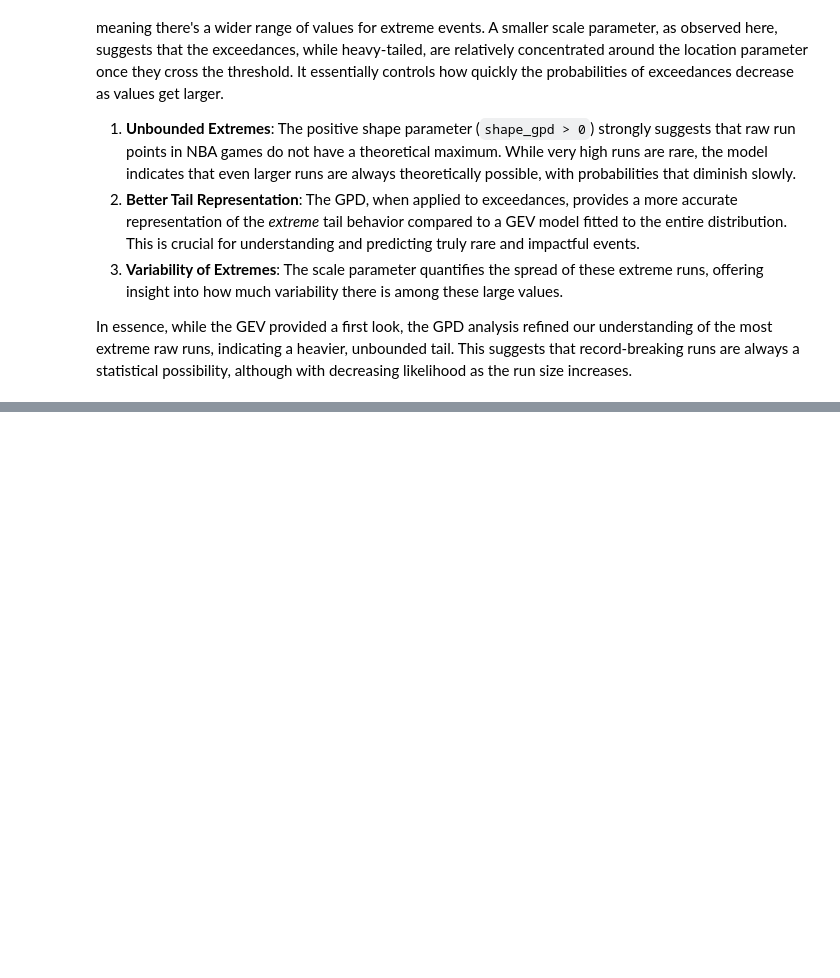
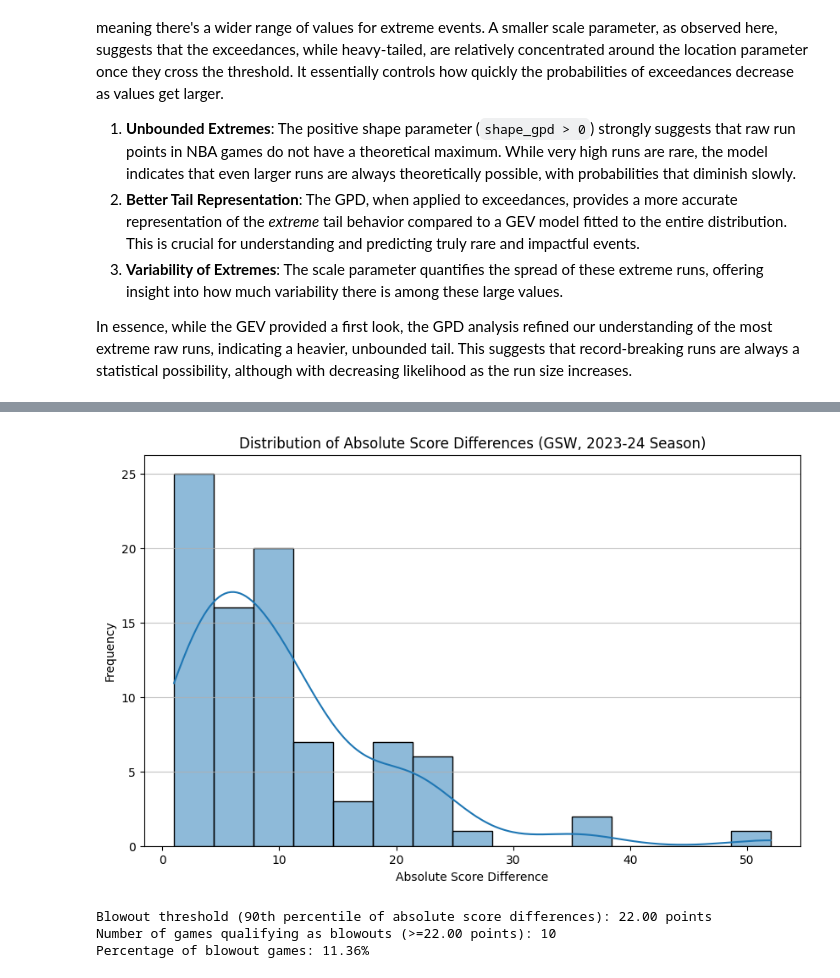
Before and after one commit to Lduvignacq/Analyse-statistique-du-momentum-dans-le-sport---Application-la-NBA, a Jupyter notebook: analyse_EVT.ipynb, the cells around one changed output, grey strips where cells are left out. Saved outputs shown, nothing was run; the diff lists cells and outputs as text; code cells hidden in the pictures; blank space fills up the shorter version.

```diff
--- a/analyse_EVT.ipynb
+++ b/analyse_EVT.ipynb
@@ -743,0 +1049,37 @@ print(f"Number of blowout score differences: {len(blowout_score_differences)}")
+# %%
+from nba_api.stats.endpoints import leaguegamefinder
+
+# Fetch games using LeagueGameFinder to get PLUS_MINUS which is point differential
+gamefinder = leaguegamefinder.LeagueGameFinder(team_id_nullable=TEAM_ID, season_nullable=SEASON)
+df_games = gamefinder.get_data_frames()[0]
+
+# The LeagueGameFinder result (`df_games`) should directly contain 'PLUS_MINUS'
+if 'PLUS_MINUS' in df_games.columns:
+    df_games['SCORE_DIFFERENCE'] = abs(df_games['PLUS_MINUS'])
+elif 'PTS' in df_games.columns and 'PTS_OPP' in df_games.columns:
+    # Fallback if PLUS_MINUS is somehow missing, using own points and opponent points
+    df_games['SCORE_DIFFERENCE'] = abs(df_games['PTS'] - df_games['PTS_OPP'])
+else:
+    print("Error: Neither 'PLUS_MINUS' nor 'PTS' and 'PTS_OPP' are available in the game log data from leaguegamefinder.")
+    print("Available columns:", df_games.columns.tolist())
+    raise KeyError("Required columns for score difference calculation are missing.")
+
+plt.figure(figsize=(10, 6))
+sns.histplot(df_games['SCORE_DIFFERENCE'], bins=15, kde=True)
+plt.title('Distribution of Absolute Score Differences (GSW, 2023-24 Season)')
+plt.xlabel('Absolute Score Difference')
+plt.ylabel('Frequency')
+plt.grid(axis='y', alpha=0.75)
+plt.show()
+
+blowout_threshold = np.percentile(df_games['SCORE_DIFFERENCE'], 90)
+num_blowouts = df_games[df_games['SCORE_DIFFERENCE'] >= blowout_threshold].shape[0]
+
+print(f"Blowout threshold (90th percentile of absolute score differences): {blowout_threshold:.2f} points")
+print(f"Number of games qualifying as blowouts (>={blowout_threshold:.2f} points): {num_blowouts}")
+print(f"Percentage of blowout games: {(num_blowouts / len(df_games) * 100):.2f}%")
+# %% [output]
+[figure, added]
+Blowout threshold (90th percentile of absolute score differences): 22.00 points
+Number of games qualifying as blowouts (>=22.00 points): 10
+Percentage of blowout games: 11.36%
```
Also changed, not shown: parts of 29 cells of this notebook.
